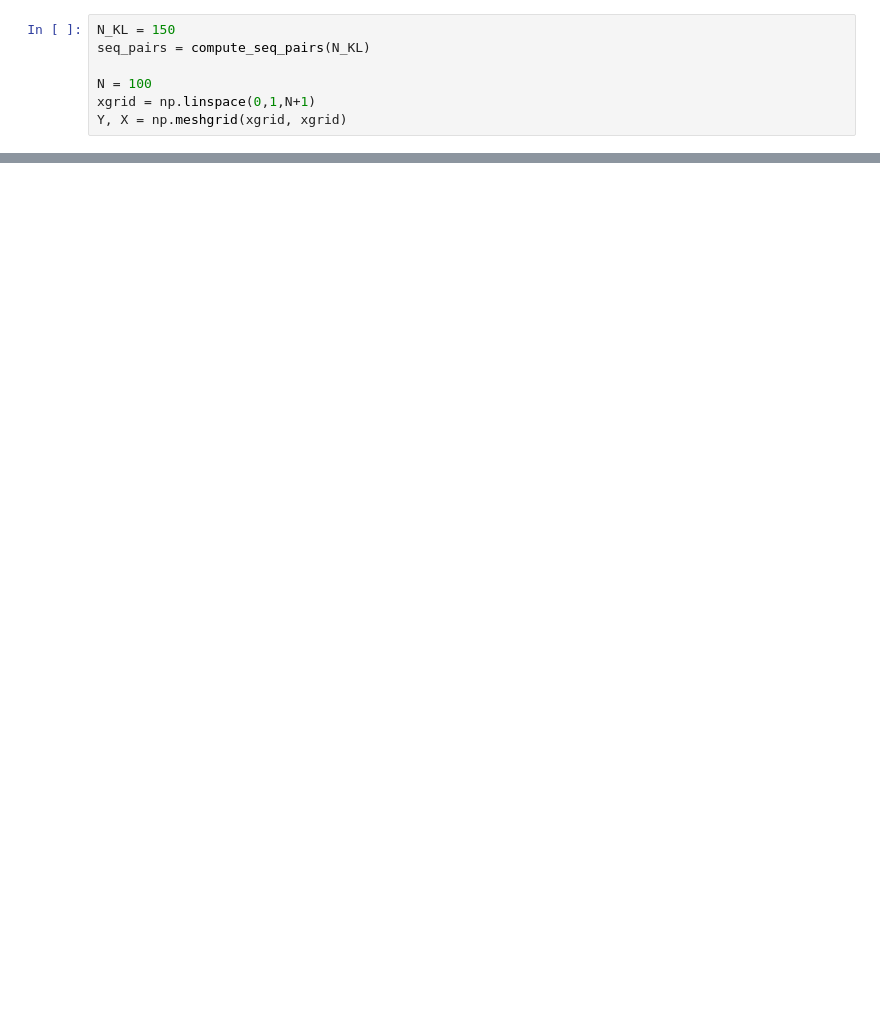
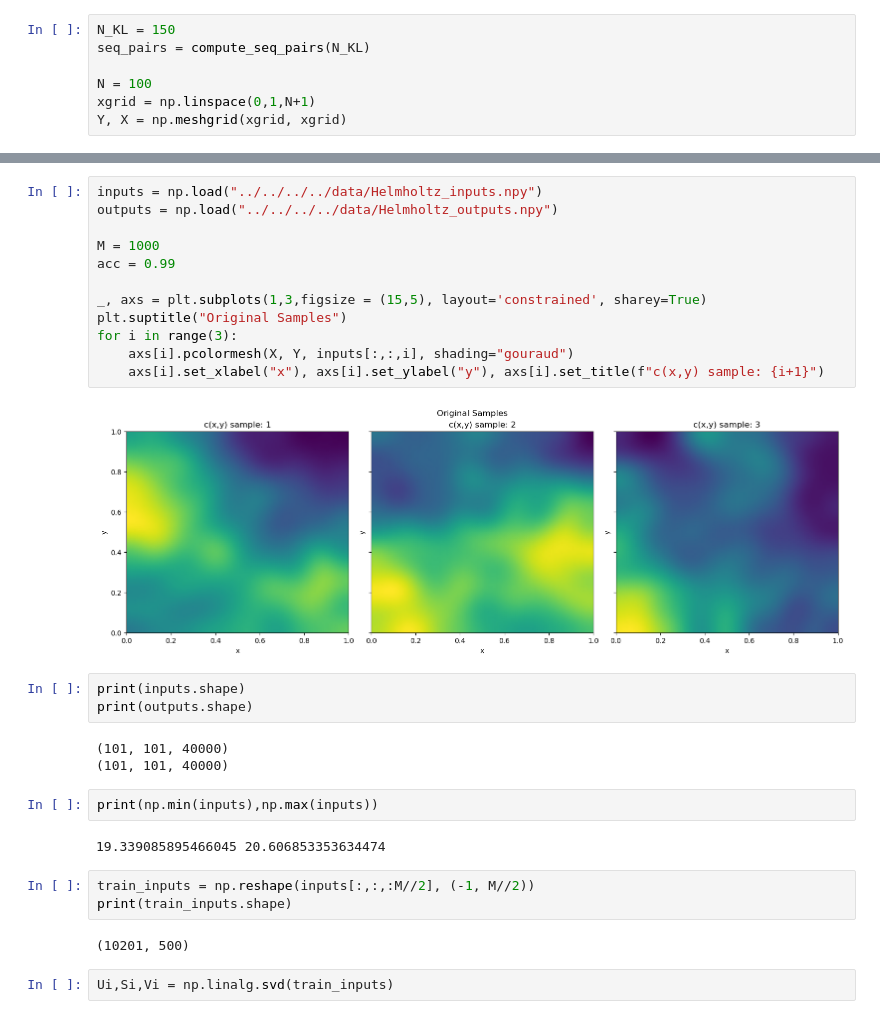
Before and after one commit to ChristianJzB/Projects, a Jupyter notebook: Deep_Solvers/Neural_Operators/Trade_Cost_Accuracy/KLE.ipynb, the cells around one changed output, grey strips where cells are left out. Cells and saved outputs as stored; diff of their text form; blank space fills up the shorter version.

```diff
--- a/Deep_Solvers/Neural_Operators/Trade_Cost_Accuracy/KLE.ipynb
+++ b/Deep_Solvers/Neural_Operators/Trade_Cost_Accuracy/KLE.ipynb
@@ -64,0 +69,31 @@ for i in range(3):
+# %%
+inputs = np.load("../../../../data/Helmholtz_inputs.npy")
+outputs = np.load("../../../../data/Helmholtz_outputs.npy")
+
+M = 1000
+acc = 0.99
+
+_, axs = plt.subplots(1,3,figsize = (15,5), layout='constrained', sharey=True)
+plt.suptitle("Original Samples")
+for i in range(3):
+    axs[i].pcolormesh(X, Y, inputs[:,:,i], shading="gouraud")
+    axs[i].set_xlabel("x"), axs[i].set_ylabel("y"), axs[i].set_title(f"c(x,y) sample: {i+1}")
+# %% [output]
+[figure, added]
+# %%
+print(inputs.shape)
+print(outputs.shape)
+# %% [output]
+(101, 101, 40000)
+(101, 101, 40000)
+# %%
+print(np.min(inputs),np.max(inputs))
+# %% [output]
+19.339085895466045 20.606853353634474
+# %%
+train_inputs = np.reshape(inputs[:,:,:M//2], (-1, M//2))
+print(train_inputs.shape)
+# %% [output]
+(10201, 500)
+# %%
+Ui,Si,Vi = np.linalg.svd(train_inputs)
```
Also changed, not shown: parts of 8 cells of this notebook, 12 other files.
